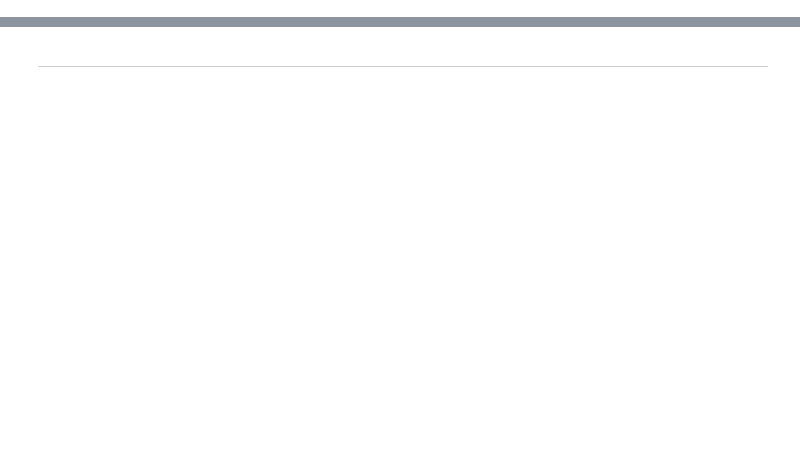
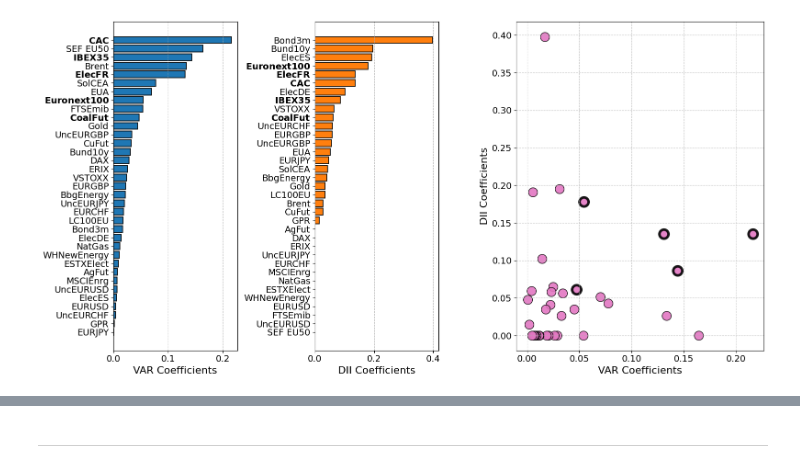
Before and after one commit to SaveChris/EUA_Volatility_DII_p, a Jupyter notebook: SRC/#Sec4_EmpiricalResults.ipynb, the cells around one changed output, grey strips where cells are left out. Drawn from its saved outputs; the diff is of its cells as text; code cells hidden in the pictures; blank space fills up the shorter version.

```diff
--- a/SRC/#Sec4_EmpiricalResults.ipynb
+++ b/SRC/#Sec4_EmpiricalResults.ipynb
@@ -136,0 +319,72 @@ plt.show()
+# %%
+bold_vars = ["CoalFut", "CAC", "IBEX35", "ElecFR", "Euronext100"]
+
+eua_var_coef["Variable"] = eua_var_coef["Variable"].apply(
+    lambda x: f"$\\bf{{{x}}}$" if x in bold_vars else x
+)
+
+df_DII_Rets_1["Variable"] = df_DII_Rets_1["Variable"].apply(
+    lambda x: f"$\\bf{{{x}}}$" if x in bold_vars else x
+)
+
+fig, axes = plt.subplots(1, 3, figsize=(16, 8), gridspec_kw={'width_ratios': [1, 1, 2]})
+
+bar_kwargs = {"edgecolor": "black", "linewidth": 1.2}
+
+axes[0].barh(
+    eua_var_coef["Variable"],
+    eua_var_coef["VAR Coeff."],
+    color='tab:blue',
+    **bar_kwargs
+)
+axes[0].set_xlabel("VAR Coefficients", fontsize=16)
+axes[0].invert_yaxis()
+axes[0].grid(axis='x', linestyle='--', alpha=0.7)
+axes[0].tick_params(axis='x', labelsize=14)
+axes[0].tick_params(axis='y', labelsize=14)
+
+axes[1].barh(
+    df_DII_Rets_1["Variable"],
+    df_DII_Rets_1["DII Coeff."],
+    color='tab:orange',
+    **bar_kwargs
+)
+axes[1].set_xlabel("DII Coefficients", fontsize=16)
+axes[1].invert_yaxis()
+axes[1].grid(axis='x', linestyle='--', alpha=0.7)
+axes[1].tick_params(axis='x', labelsize=14)
+axes[1].tick_params(axis='y', labelsize=14)
+
+scatter_kwargs = {
+    "color": 'tab:pink',
+    "alpha": 0.9,
+    "s": 200,
+    "edgecolor": 'black'
+}
+
+for var in merged_df["Variable"]:
+    if var in bold_vars:
+        axes[2].scatter(
+            merged_df.loc[merged_df["Variable"] == var, "VAR Coeff."],
+            merged_df.loc[merged_df["Variable"] == var, "DII Coeff."],
+            linewidths=4,
+            **scatter_kwargs
+        )
+    else:
+        axes[2].scatter(
+            merged_df.loc[merged_df["Variable"] == var, "VAR Coeff."],
+            merged_df.loc[merged_df["Variable"] == var, "DII Coeff."],
+            linewidths=1.0,
+            **scatter_kwargs
+        )
+
+axes[2].set_xlabel("VAR Coefficients", fontsize=16)
+axes[2].set_ylabel("DII Coefficients", fontsize=16)
+axes[2].grid(True, linestyle='--', alpha=0.7)
+plt.xticks(fontsize=14)
+plt.yticks(fontsize=14)
+
+plt.tight_layout()
+plt.show()
+# %% [output]
+[figure, added]
```
Also changed, not shown: parts of 20 cells of this notebook.
